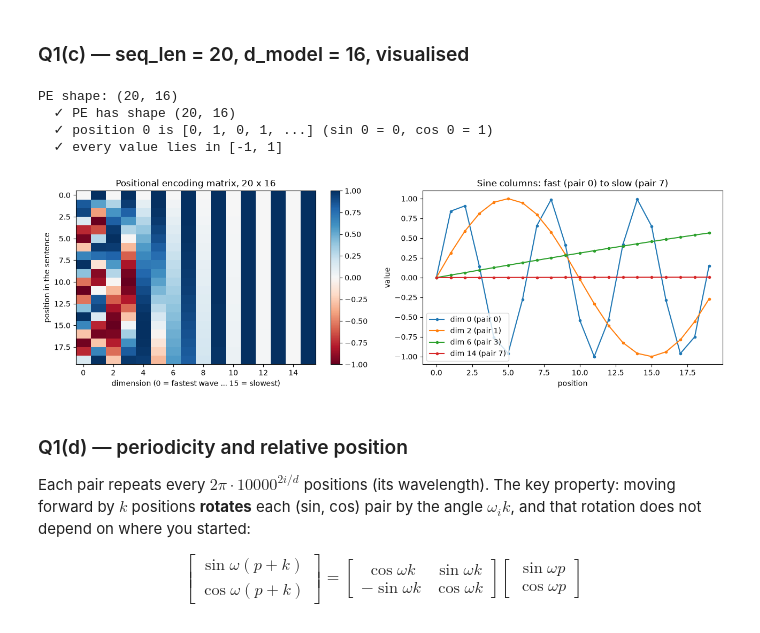
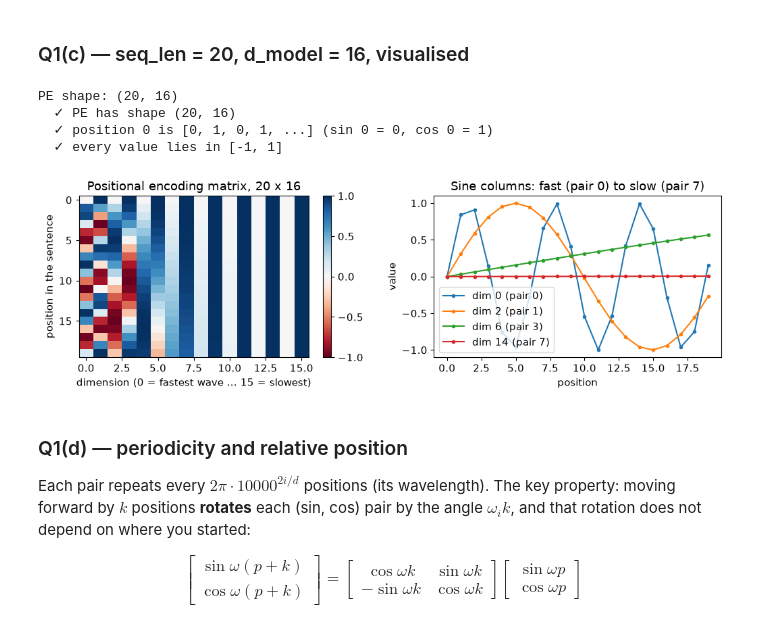
Before and after one commit to prasannakoirala58/NLP-MTech, a Jupyter notebook: assignments/a5-transformers/PrasannaKoirala_Transformer.ipynb, the cells around one changed output. Saved outputs shown, nothing was run; the diff lists cells and outputs as text; code cells hidden in the pictures.

```diff
--- a/assignments/a5-transformers/PrasannaKoirala_Transformer.ipynb
+++ b/assignments/a5-transformers/PrasannaKoirala_Transformer.ipynb
@@ -33,6 +33,7 @@ import matplotlib.pyplot as plt
 import numpy as np
 
 np.set_printoptions(precision=4, suppress=True)   # print 4 decimals, no scientific notation
+plt.rcParams["font.size"] = 11                    # stays readable when a plot is printed small in the notes
 
 OUT = Path("outputs")          # plots are saved here
 OUT.mkdir(exist_ok=True)
@@ -138,35 +139,35 @@ Q1b PE matrix
 # %%
 pe = sinusoidal_positional_encoding(seq_len=20, d_model=16)
 print("PE shape:", pe.shape)
 check("PE has shape (20, 16)", pe.shape == (20, 16))
 check("position 0 is [0, 1, 0, 1, ...] (sin 0 = 0, cos 0 = 1)", np.allclose(pe[0], np.tile([0.0, 1.0], 8)))
 check("every value lies in [-1, 1]", np.all(np.abs(pe) <= 1.0))
 
-fig, axes = plt.subplots(1, 2, figsize=(13, 4.2))
+fig, axes = plt.subplots(1, 2, figsize=(10.5, 3.4))
 
 image = axes[0].imshow(pe, cmap="RdBu", aspect="auto", vmin=-1, vmax=1)
 axes[0].set_xlabel("dimension (0 = fastest wave ... 15 = slowest)")
 axes[0].set_ylabel("position in the sentence")
 axes[0].set_title("Positional encoding matrix, 20 x 16")
 fig.colorbar(image, ax=axes[0])
 
 # Plot one sine column per chosen pair, to see fast vs slow waves directly
 for pair in [0, 1, 3, 7]:
     axes[1].plot(pe[:, 2 * pair], marker="o", markersize=3, label=f"dim {2 * pair} (pair {pair})")
 axes[1].set_xlabel("position")
 axes[1].set_ylabel("value")
 axes[1].set_title("Sine columns: fast (pair 0) to slow (pair 7)")
 axes[1].legend()
 
 plt.tight_layout()
 plt.savefig(OUT / "q1c_positional_encoding.png", dpi=150)
 plt.show()
 # %% [output]
 PE shape: (20, 16)
   ✓ PE has shape (20, 16)
   ✓ position 0 is [0, 1, 0, 1, ...] (sin 0 = 0, cos 0 = 1)
   ✓ every value lies in [-1, 1]
-[figure, old version]
+[figure, new version]
 # %% [markdown]
 ### Q1(d) — periodicity and relative position
 
```
Also changed, not shown: parts of 3 cells of this notebook, 7 other files.
